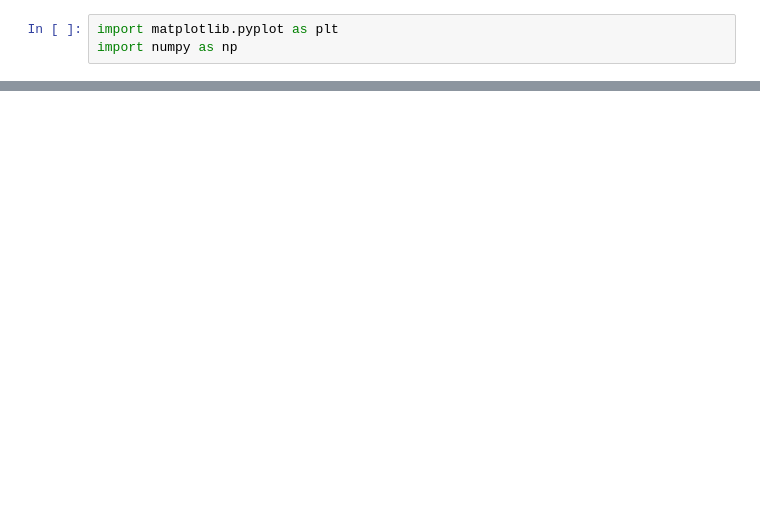
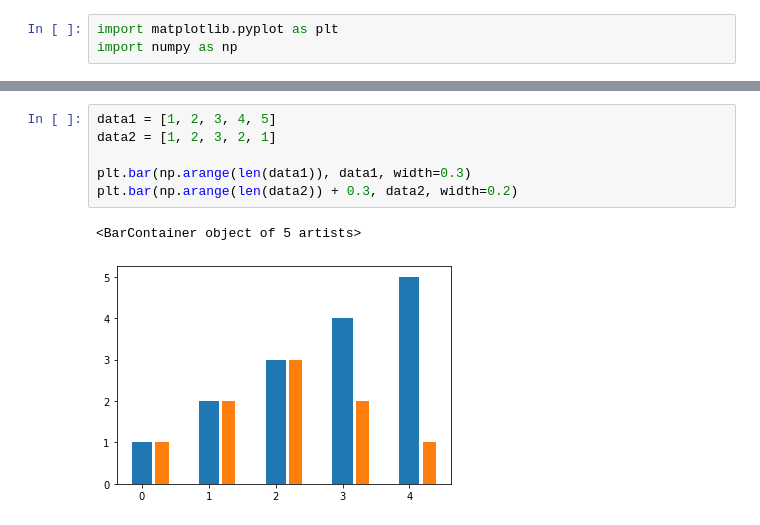
Before and after one commit to ilya40umov/python-cheatsheet, a Jupyter notebook: matplotlib.ipynb, the cells around one changed output, grey strips where cells are left out. Drawn from its saved outputs; the diff is of its cells as text; blank space fills up the shorter version.

```diff
--- a/matplotlib.ipynb
+++ b/matplotlib.ipynb
@@ -15,0 +58,9 @@ plt.show()
+# %%
+data1 = [1, 2, 3, 4, 5]
+data2 = [1, 2, 3, 2, 1]
+
+plt.bar(np.arange(len(data1)), data1, width=0.3)
+plt.bar(np.arange(len(data2)) + 0.3, data2, width=0.2)
+# %% [output]
+<BarContainer object of 5 artists>
+[figure, added]
```
Also changed, not shown: parts of 6 cells of this notebook, 4 other files.
